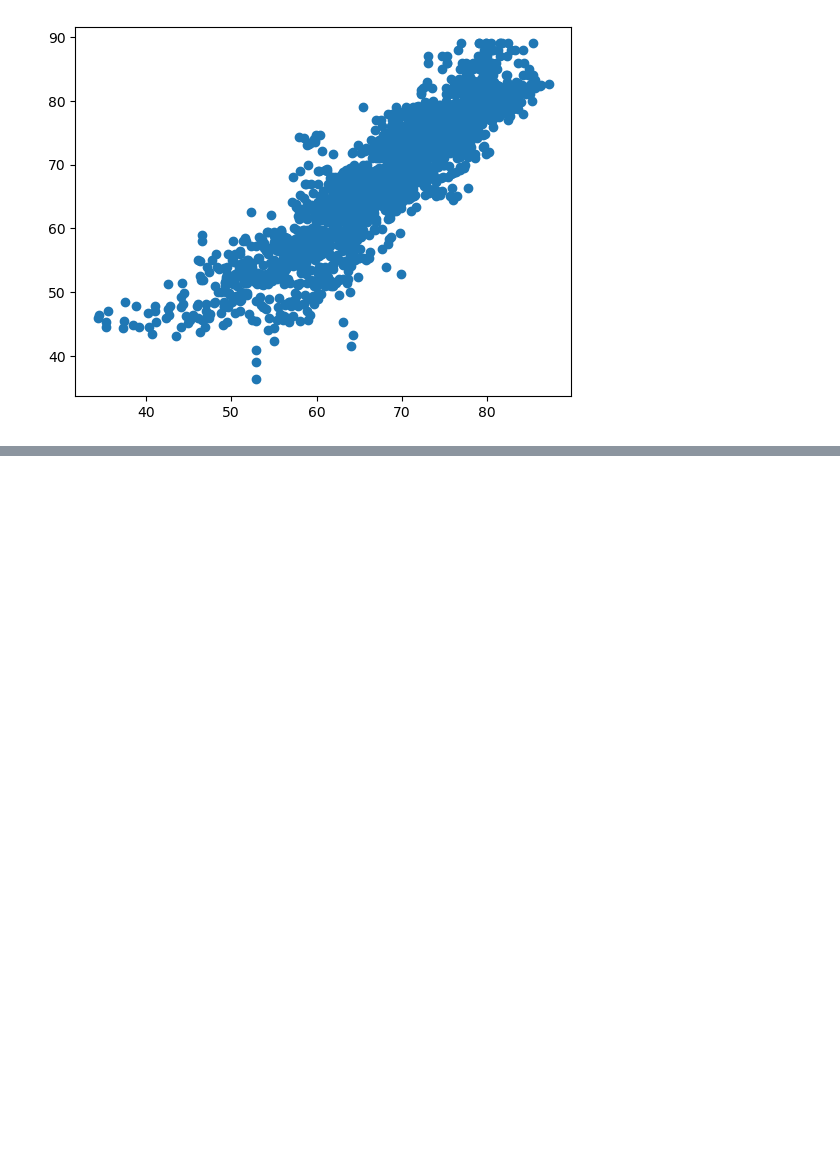
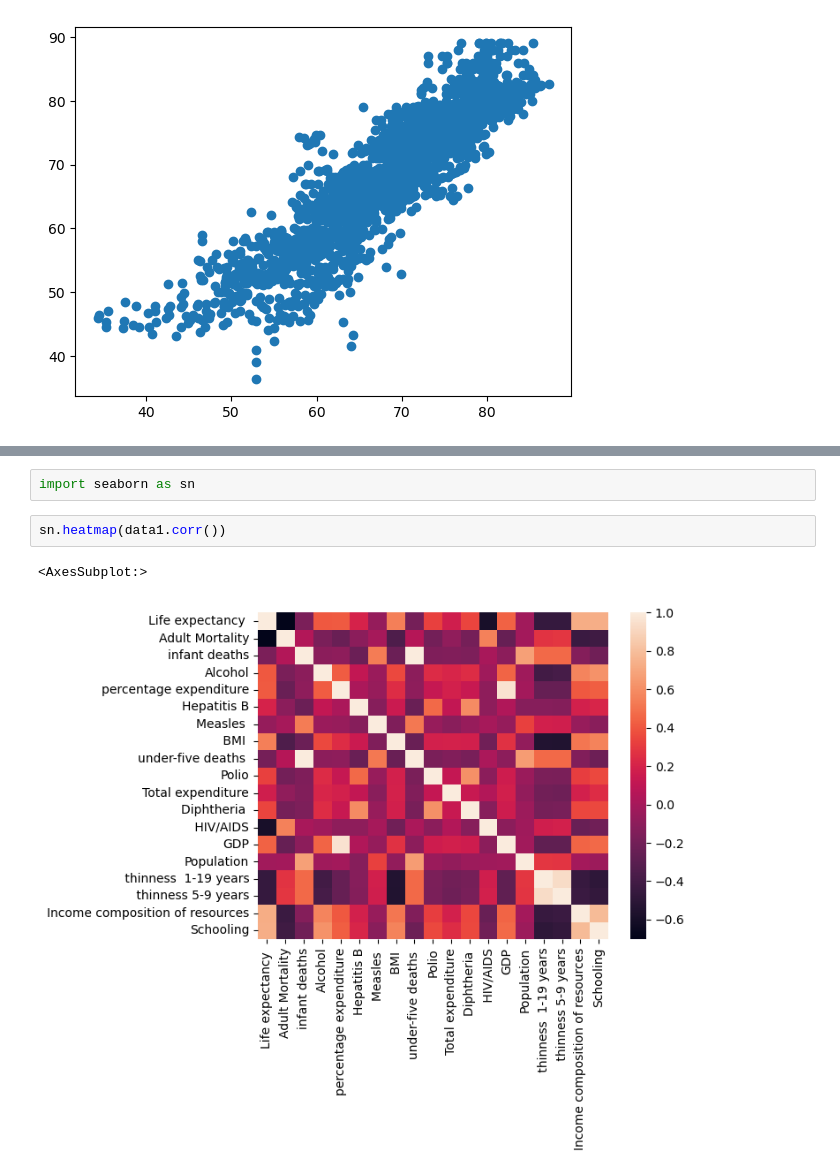
Before and after one commit to sierraporta/InteligenciaAnaliticaDeDatos_MinTIC, a Jupyter notebook: Notebooks/8_RegresionLineal.ipynb, the cells around one changed output, grey strips where cells are left out. Cells and saved outputs as stored; diff of their text form; blank space fills up the shorter version.

```diff
--- a/Notebooks/8_RegresionLineal.ipynb
+++ b/Notebooks/8_RegresionLineal.ipynb
@@ -273,0 +303,7 @@ plt.scatter(predicciones2,data2["Life expectancy "])
+# %%
+import seaborn as sn
+# %%
+sn.heatmap(data1.corr())
+# %% [output]
+<AxesSubplot:>
+[figure, added]
```
Also changed, not shown: parts of 4 cells of this notebook.
